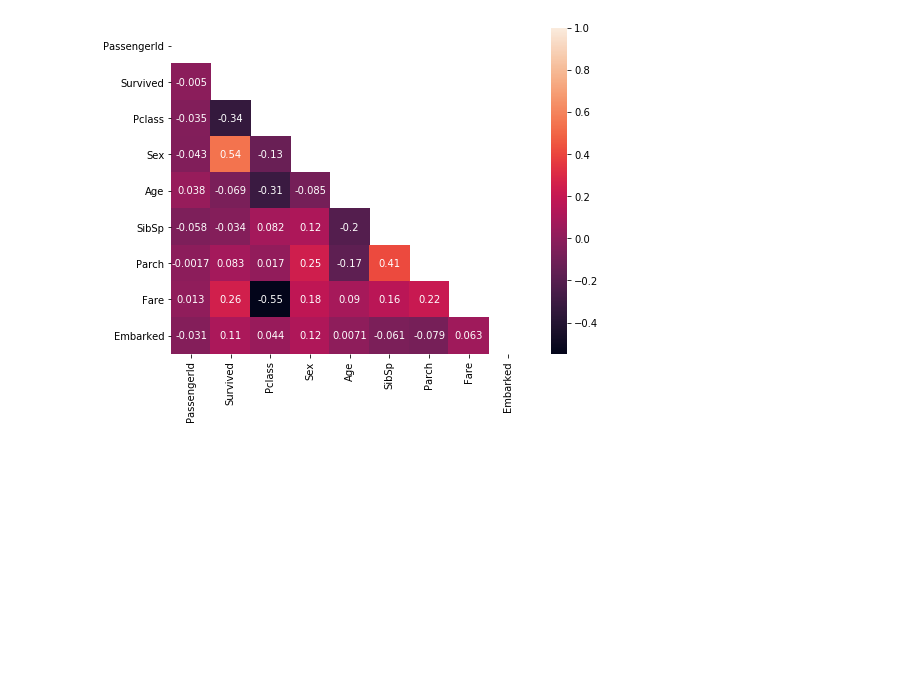
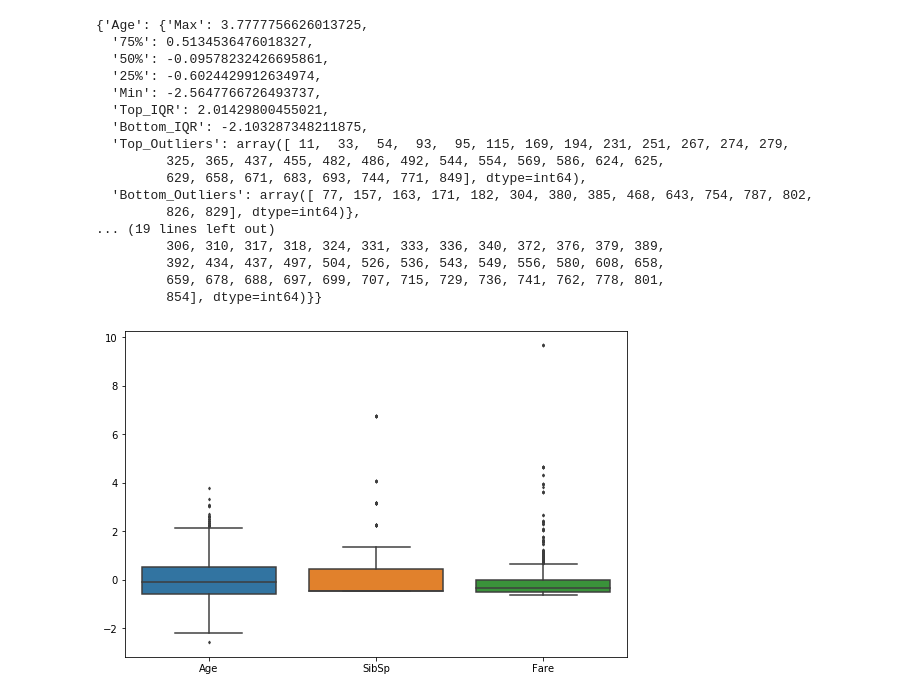
Before and after one commit to ParthivNaresh/ML_Library, a Jupyter notebook: ML_API.ipynb, the cells around one changed output. Cells and saved outputs as stored; diff of their text form; code cells hidden in the pictures; blank space fills up the shorter version.

Commit message:
BoxPlot

```diff
--- a/ML_API.ipynb
+++ b/ML_API.ipynb
@@ -262,7 +288,11 @@ total_df
 # %%
+total_df = pd.read_csv('../train.csv')
+print(total_df[total_df["Embarked"].isna()].index.values)
 total_df = drop_null_cols(total_df, threshold=0.2)
 total_df = drop_null_rows(total_df, ["Embarked"])
 total_df = category_encode(total_df, ["Sex", "Embarked"], "ordinal")
 total_df["Age"] = fill_null(total_df["Age"], lin_predict=total_df[["Pclass", "Age", "Sex", "SibSp",
                                                                    "Parch", "Fare", "Embarked"]])
-total_df.drop(columns=["Name", "Ticket"], inplace=True)
+total_df.drop(columns=["PassengerId", "Name", "Ticket"], inplace=True)
+total_df.reset_index(drop=True, inplace=True)
+total_df[5:60]
@@ -269,4 +318,23 @@ total_df.drop(columns=["Name", "Ticket"], inplace=True)
-# %%
-corr_matrix(total_dfm)
-# %% [output]
-[figure, removed]
+# %%
+#corr_ = corr_matrix(total_df, exclude_label="Survived")
+outliers_ = box_plot(total_df[["Age", "SibSp", "Fare"]])
+outliers_
+# %% [output]
+{'Age': {'Max': 3.7777756626013725,
+  '75%': 0.5134536476018327,
+  '50%': -0.09578232426695861,
+  '25%': -0.6024429912634974,
+  'Min': -2.5647766726493737,
+  'Top_IQR': 2.01429800455021,
+  'Bottom_IQR': -2.103287348211875,
+  'Top_Outliers': array([ 11,  33,  54,  93,  95, 115, 169, 194, 231, 251, 267, 274, 279,
+         325, 365, 437, 455, 482, 486, 492, 544, 554, 569, 586, 624, 625,
+         629, 658, 671, 683, 693, 744, 771, 849], dtype=int64),
+  'Bottom_Outliers': array([ 77, 157, 163, 171, 182, 304, 380, 385, 468, 643, 754, 787, 802,
+         826, 829], dtype=int64)},
+... (19 lines left out)
+         306, 310, 317, 318, 324, 331, 333, 336, 340, 372, 376, 379, 389,
+         392, 434, 437, 497, 504, 526, 536, 543, 549, 556, 580, 608, 658,
+         659, 678, 688, 697, 699, 707, 715, 729, 736, 741, 762, 778, 801,
+         854], dtype=int64)}}
+[figure, added]
```
Also changed, not shown: parts of 5 cells of this notebook.
